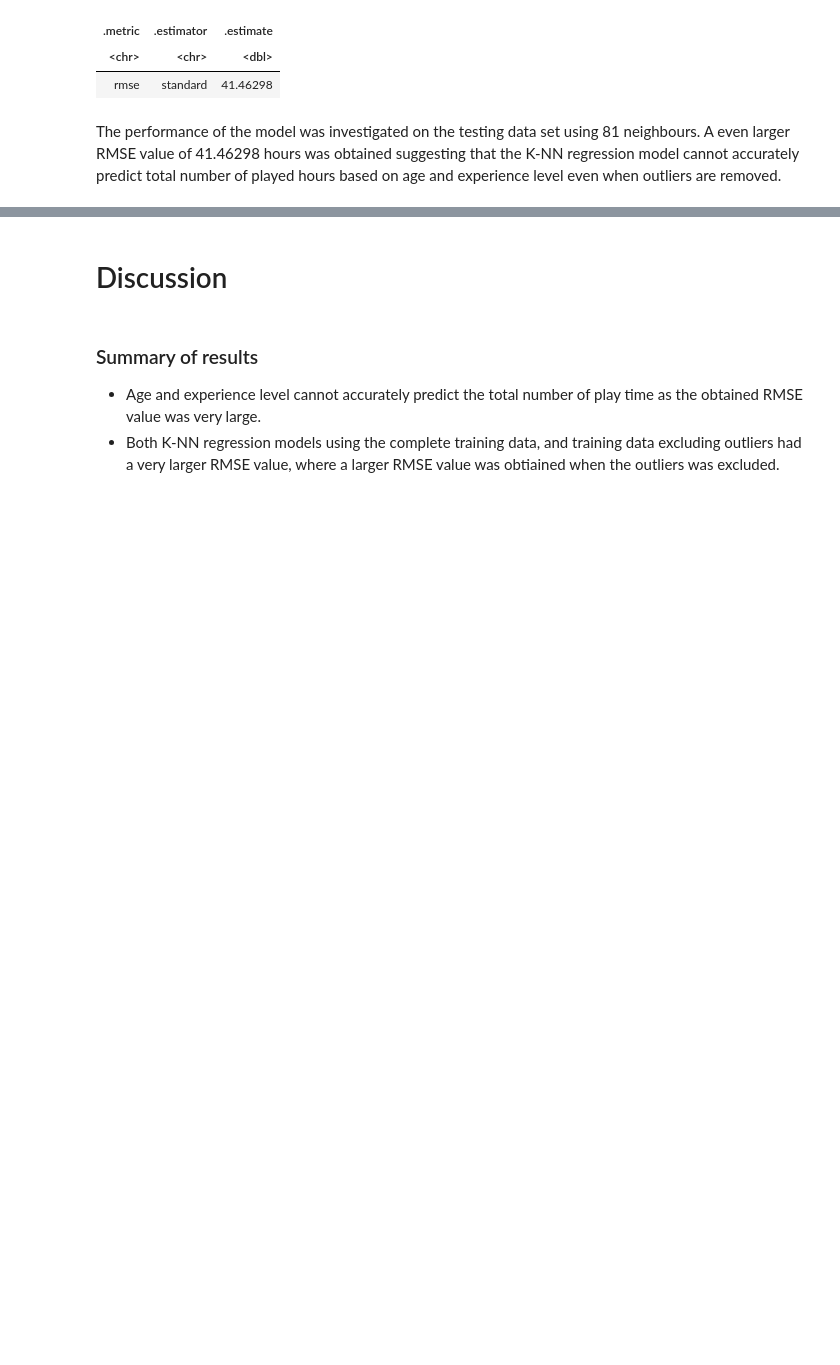
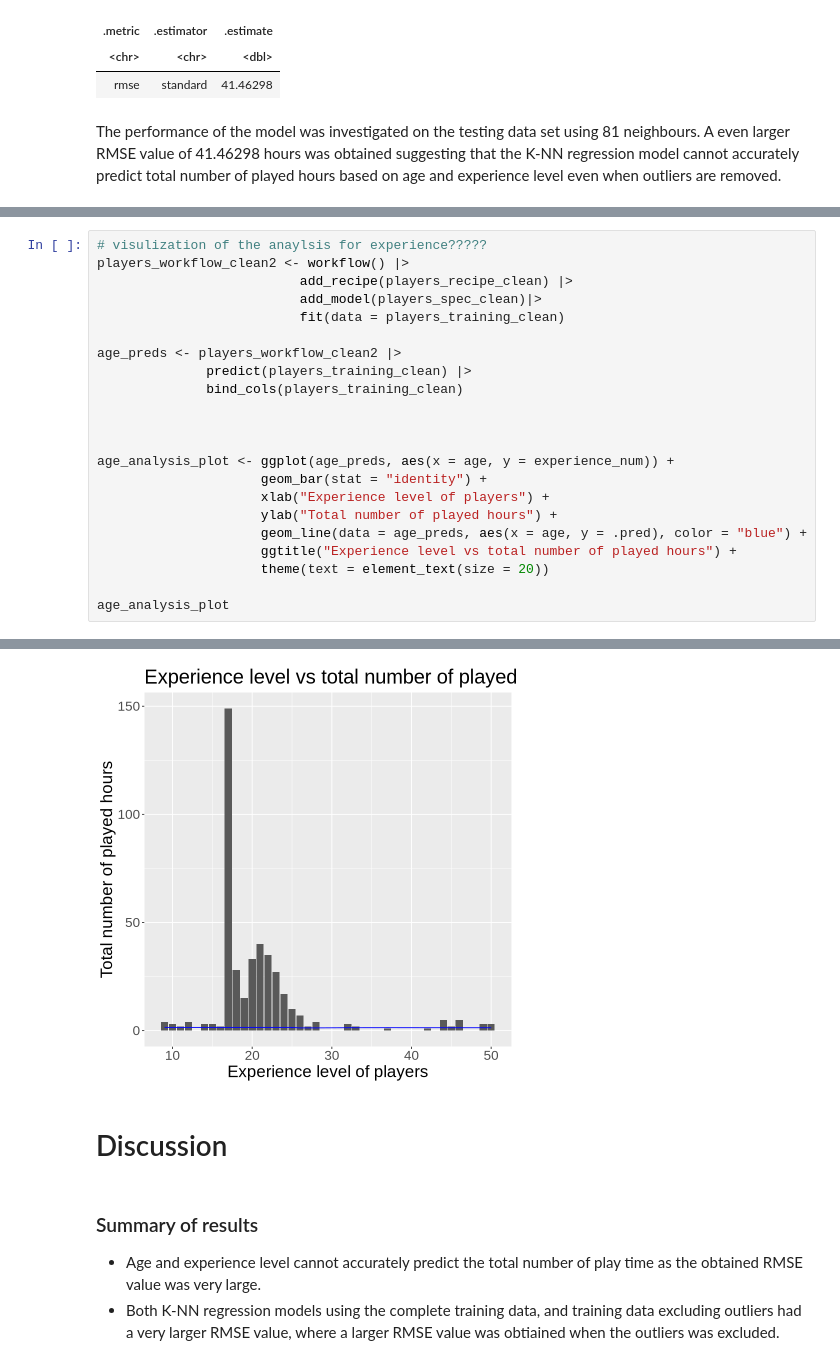
Before and after one commit to janeymhe/dsci-100-project, a Jupyter notebook: final_project.ipynb, the cells around one changed output, grey strips where cells are left out. Saved outputs shown, nothing was run; the diff lists cells and outputs as text; blank space fills up the shorter version.

Commit message:
added another analysis graph

```diff
--- a/final_project.ipynb
+++ b/final_project.ipynb
@@ -375 +376,24 @@ Warning message:
 [figure]
+# %%
+# visulization of the anaylsis for experience?????
+players_workflow_clean2 <- workflow() |>
+                          add_recipe(players_recipe_clean) |>
+                          add_model(players_spec_clean)|>
+                          fit(data = players_training_clean)
+
+age_preds <- players_workflow_clean2 |>
+              predict(players_training_clean) |>
+              bind_cols(players_training_clean)
+
+
+
+age_analysis_plot <- ggplot(age_preds, aes(x = age, y = experience_num)) +
+                     geom_bar(stat = "identity") +
+                     xlab("Experience level of players") +
+                     ylab("Total number of played hours") +
+                     geom_line(data = age_preds, aes(x = age, y = .pred), color = "blue") +
+                     ggtitle("Experience level vs total number of played hours") +
+                     theme(text = element_text(size = 20))
+
+age_analysis_plot
+# %% [output]
@@ -376,3 +402,4 @@ Warning message:
+[figure, added]
 # %% [markdown]
 # Discussion
 # %% [markdown]
```
Also changed, not shown: parts of 2 cells of this notebook.
